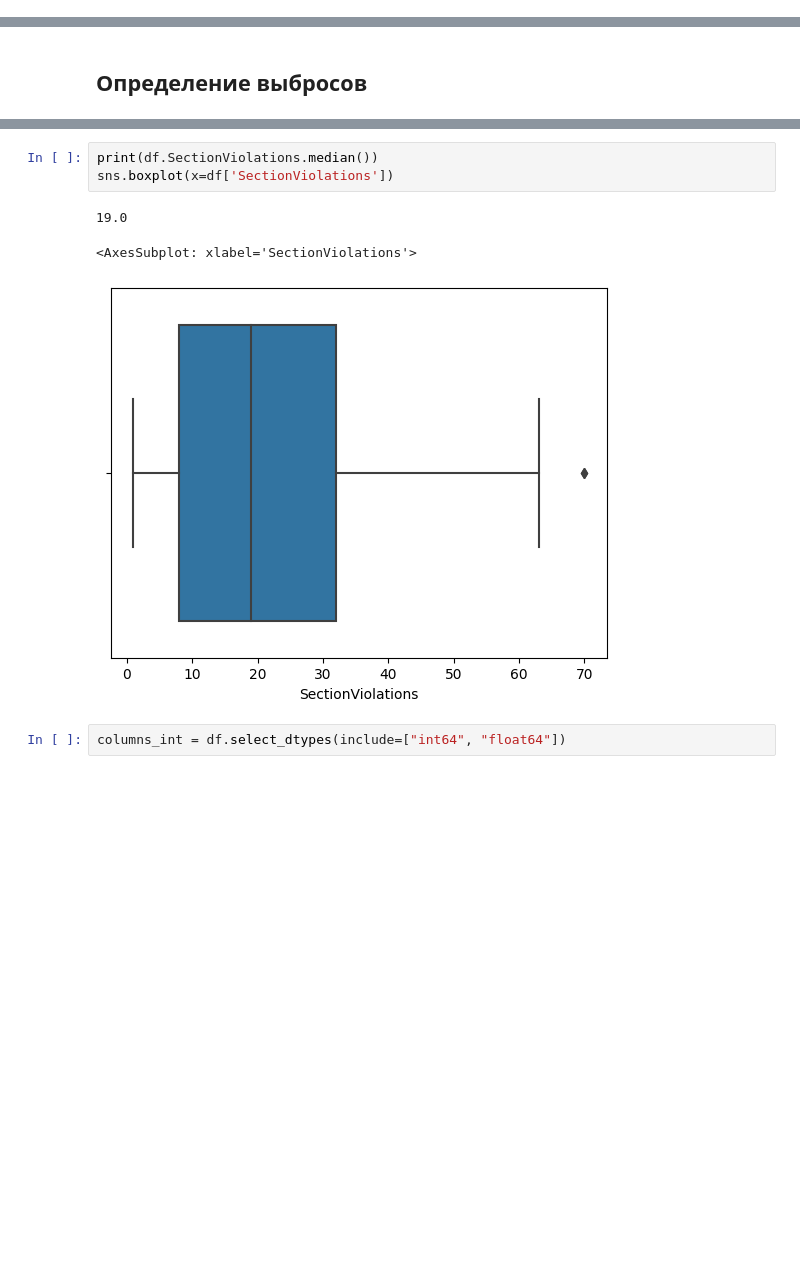
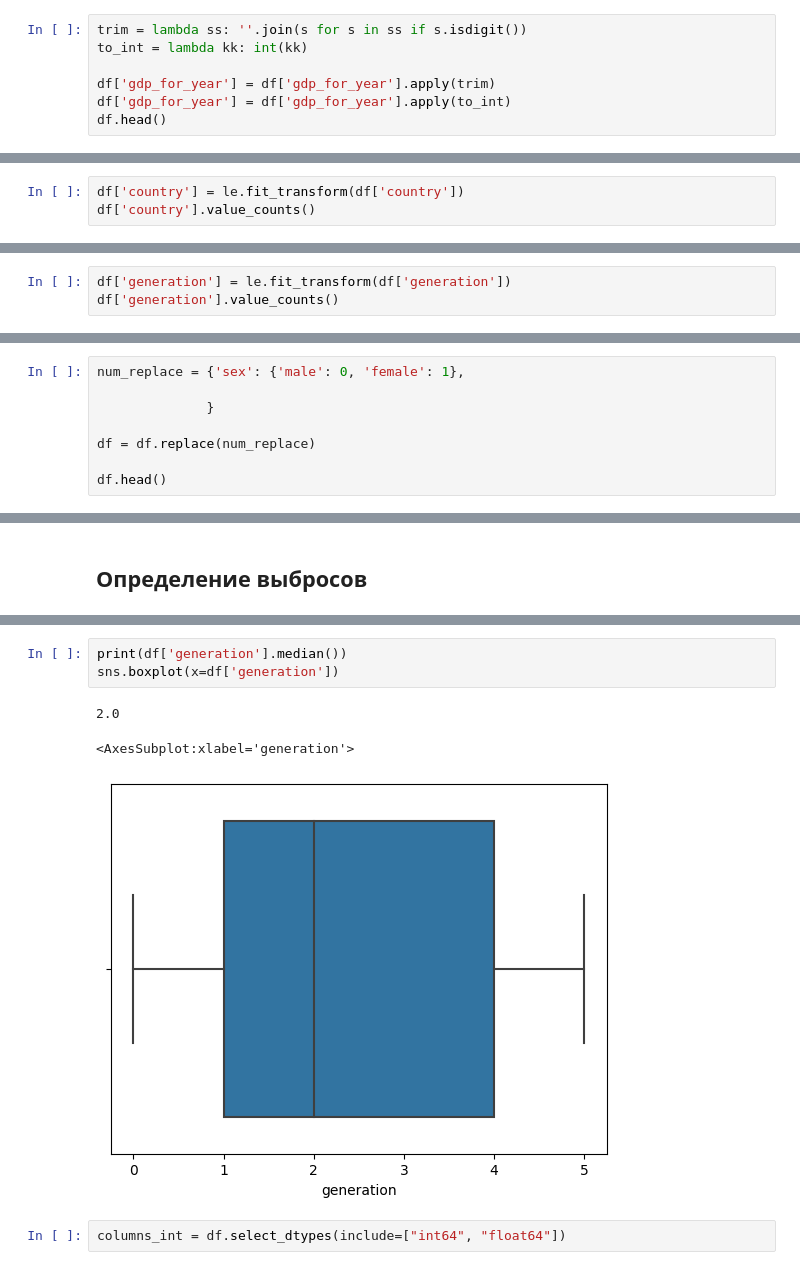
Before and after one commit to musicfreakt/algst, a Jupyter notebook: ml/lab1.ipynb, the cells around one changed output, grey strips where cells are left out. Drawn from its saved outputs; the diff is of its cells as text; blank space fills up the shorter version.

```diff
--- a/ml/lab1.ipynb
+++ b/ml/lab1.ipynb
@@ -331,0 +237,7 @@ dtype: object
+# %%
+trim = lambda ss: ''.join(s for s in ss if s.isdigit())
+to_int = lambda kk: int(kk)
+
+df['gdp_for_year'] = df['gdp_for_year'].apply(trim)
+df['gdp_for_year'] = df['gdp_for_year'].apply(to_int)
+df.head()
@@ -331,0 +251,3 @@ dtype: object
+# %%
+df['country'] = le.fit_transform(df['country'])
+df['country'].value_counts()
@@ -331,0 +267,3 @@ dtype: object
+# %%
+df['generation'] = le.fit_transform(df['generation'])
+df['generation'].value_counts()
@@ -331,0 +291,8 @@ dtype: object
+# %%
+num_replace = {'sex': {'male': 0, 'female': 1},
+
+              }
+
+df = df.replace(num_replace)
+
+df.head()
@@ -349,10 +323,10 @@ df.head()
 # %%
-print(df.SectionViolations.median())
-sns.boxplot(x=df['SectionViolations'])
+print(df['generation'].median())
+sns.boxplot(x=df['generation'])
 # %% [output]
-19.0
+2.0
-<AxesSubplot: xlabel='SectionViolations'>
+<AxesSubplot:xlabel='generation'>
-[figure, old version]
+[figure, new version]
 # %%
 columns_int = df.select_dtypes(include=["int64", "float64"])
 # %%
```
Also changed, not shown: parts of 71 cells of this notebook.
